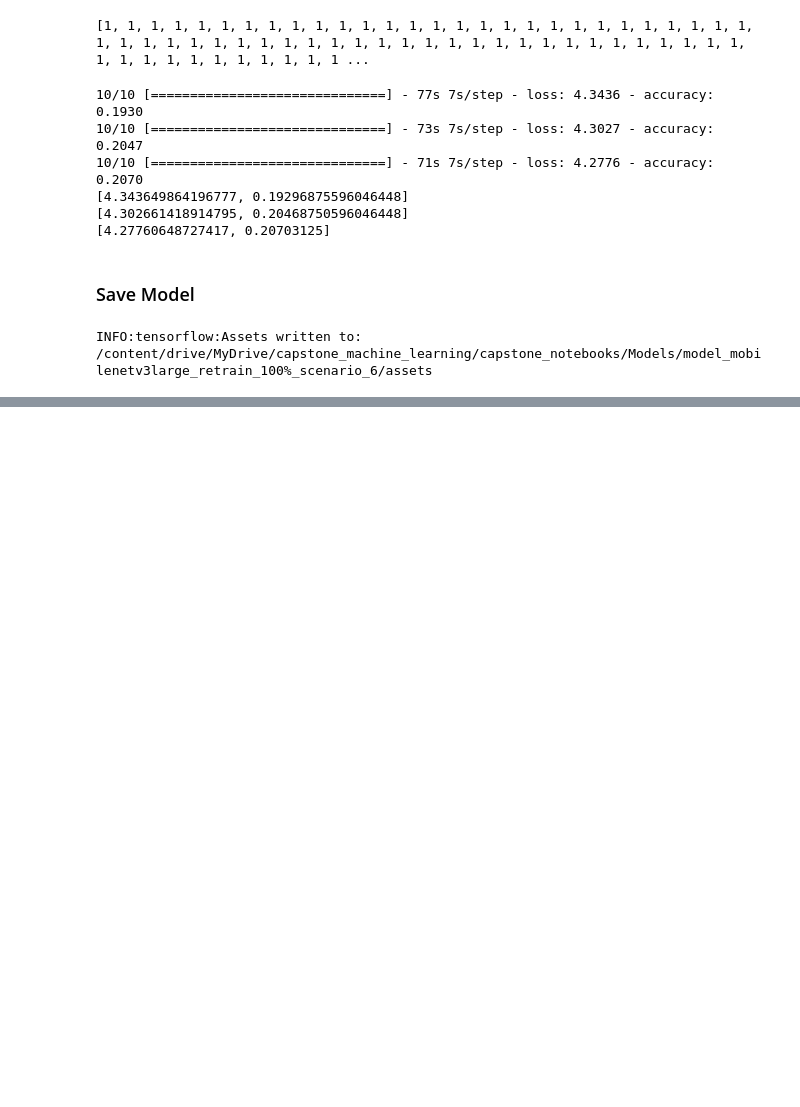
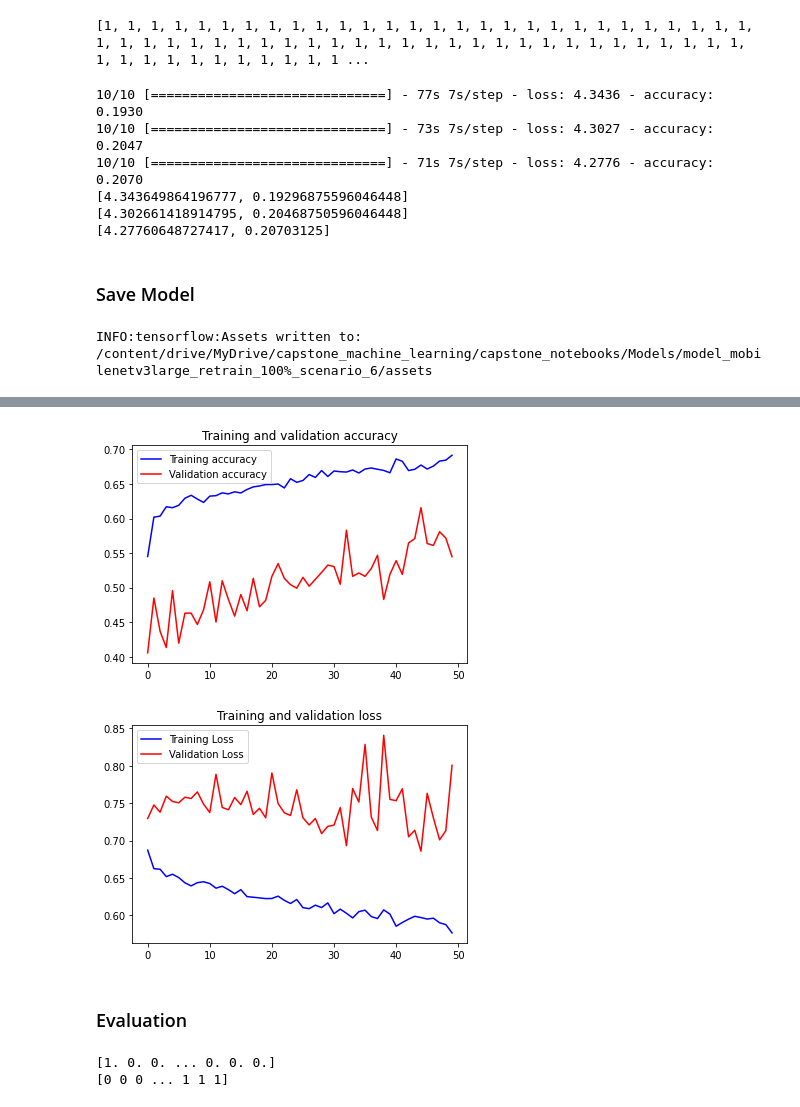
Before and after one commit to BingkAI-B21CAP0161/C-Mask-Machine-Learning, a Jupyter notebook: Masked_Face_Classification/Modelling/MobileNetV3_retrain.ipynb, the cells around one changed output, grey strips where cells are left out. Cells and saved outputs as stored; diff of their text form; code cells hidden in the pictures; blank space fills up the shorter version.

Commit message:
Try new dataset on MobileNetV3Large, still has bad result for MobileNetV3Large.

```diff
--- a/Masked_Face_Classification/Modelling/MobileNetV3_retrain.ipynb
+++ b/Masked_Face_Classification/Modelling/MobileNetV3_retrain.ipynb
@@ -1184,0 +1191,2 @@ INFO:tensorflow:Assets written to: /content/drive/MyDrive/capstone_machine_learn
+# %%
+DATASET_DIR7 = '/content/drive/MyDrive/capstone_machine_learning/masked_face_classification/dataset/kaggle/kaggle_dataset/data' # Change based on dataset dir on your system/device
@@ -1184,0 +1280,13 @@ INFO:tensorflow:Assets written to: /content/drive/MyDrive/capstone_machine_learn
+# %%
+model7.compile(optimizer='Adam', loss='binary_crossentropy', metrics=['accuracy'])
+# %%
+steps_train = train_generator7.n//BATCH_SIZE
+steps_val = val_generator7.n//BATCH_SIZE
+
+history7 = model7.fit(train_generator7,
+          steps_per_epoch=steps_train,
+          validation_data=val_generator7,
+          validation_steps=steps_val,
+          shuffle=True,
+          epochs=50,
+          verbose=1)
@@ -1184,0 +1312,36 @@ INFO:tensorflow:Assets written to: /content/drive/MyDrive/capstone_machine_learn
+# %%
+# Plot accuracy of training and 'validation'
+acc7 = history7.history['accuracy']
+val_acc7 = history7.history['val_accuracy']
+loss7 = history7.history['loss']
+val_loss7 = history7.history['val_loss']
+
+epochs7 = range(len(acc7))
+
+plt.plot(epochs7, acc7, 'b', label='Training accuracy')
+plt.plot(epochs7, val_acc7, 'r', label='Validation accuracy')
+plt.title('Training and validation accuracy')
+plt.legend()
+
+plt.figure()
+
+plt.plot(epochs7, loss7, 'b', label='Training Loss')
+plt.plot(epochs7, val_loss7, 'r', label='Validation Loss')
+plt.title('Training and validation loss')
+plt.legend()
+
+plt.show()
+# %% [output]
+[figure, added]
+[figure, added]
+# %% [markdown]
+### Evaluation
+# %%
+predictions7 = tf.round(model7.predict(val_generator7)).numpy()
+predictions7 = np.reshape(predictions7, predictions7.shape[:-1])
+ground_truth7 = val_generator7.classes
+print(predictions7)
+print(ground_truth7)
+# %% [output]
+[1. 0. 0. ... 0. 0. 0.]
+[0 0 0 ... 1 1 1]
```
Also changed, not shown: parts of 16 cells of this notebook.
